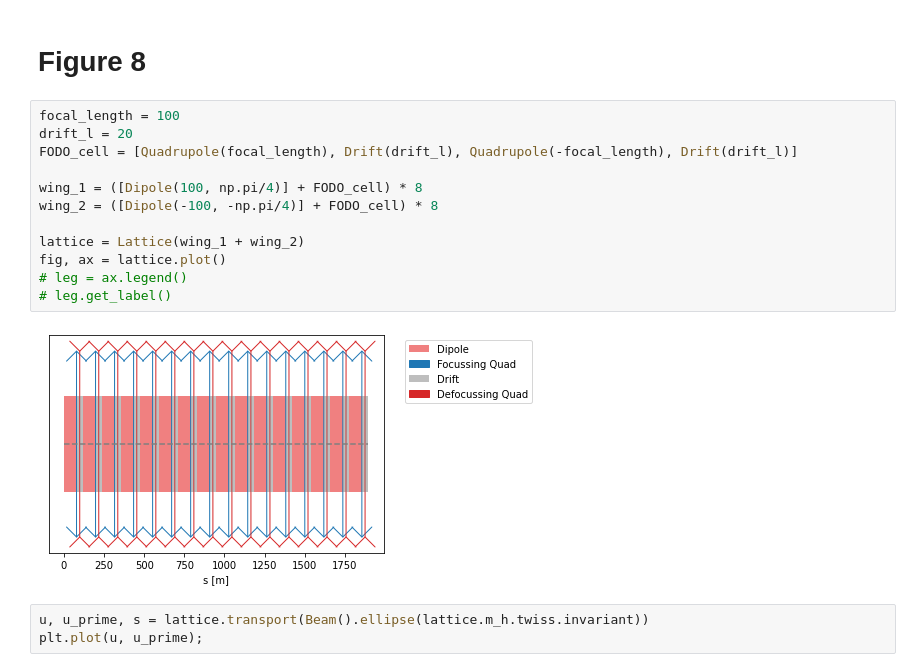
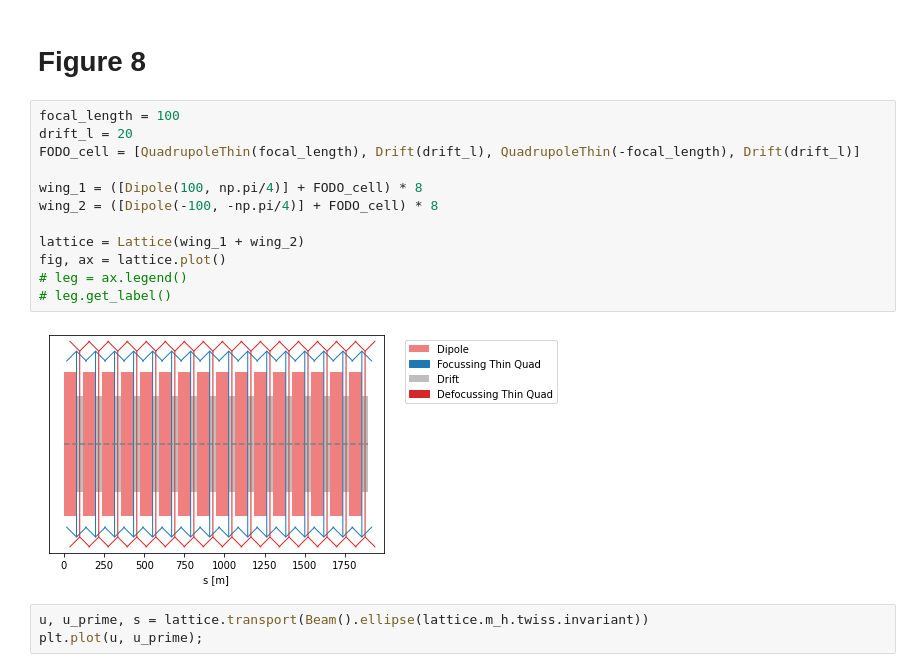
Before and after one commit to loiccoyle/pyaccelerator, a Jupyter notebook: noteboooks/lattice.ipynb, the cells around one changed output. Cells and saved outputs as stored; diff of their text form.

```diff
--- a/noteboooks/lattice.ipynb
+++ b/noteboooks/lattice.ipynb
@@ -179,17 +179,17 @@ plt.gca().set_aspect('equal')
 # %%
 focal_length = 100
 drift_l = 20
-FODO_cell = [Quadrupole(focal_length), Drift(drift_l), Quadrupole(-focal_length), Drift(drift_l)]
+FODO_cell = [QuadrupoleThin(focal_length), Drift(drift_l), QuadrupoleThin(-focal_length), Drift(drift_l)]
 
 wing_1 = ([Dipole(100, np.pi/4)] + FODO_cell) * 8
 wing_2 = ([Dipole(-100, -np.pi/4)] + FODO_cell) * 8
 
 lattice = Lattice(wing_1 + wing_2)
 fig, ax = lattice.plot()
 # leg = ax.legend()
 # leg.get_label()
 # %% [output]
-[figure, old version]
+[figure, new version]
 # %%
 u, u_prime, s = lattice.transport(Beam().ellipse(lattice.m_h.twiss.invariant))
 plt.plot(u, u_prime);
```
Also changed, not shown: parts of 4 cells of this notebook, 6 other files.
